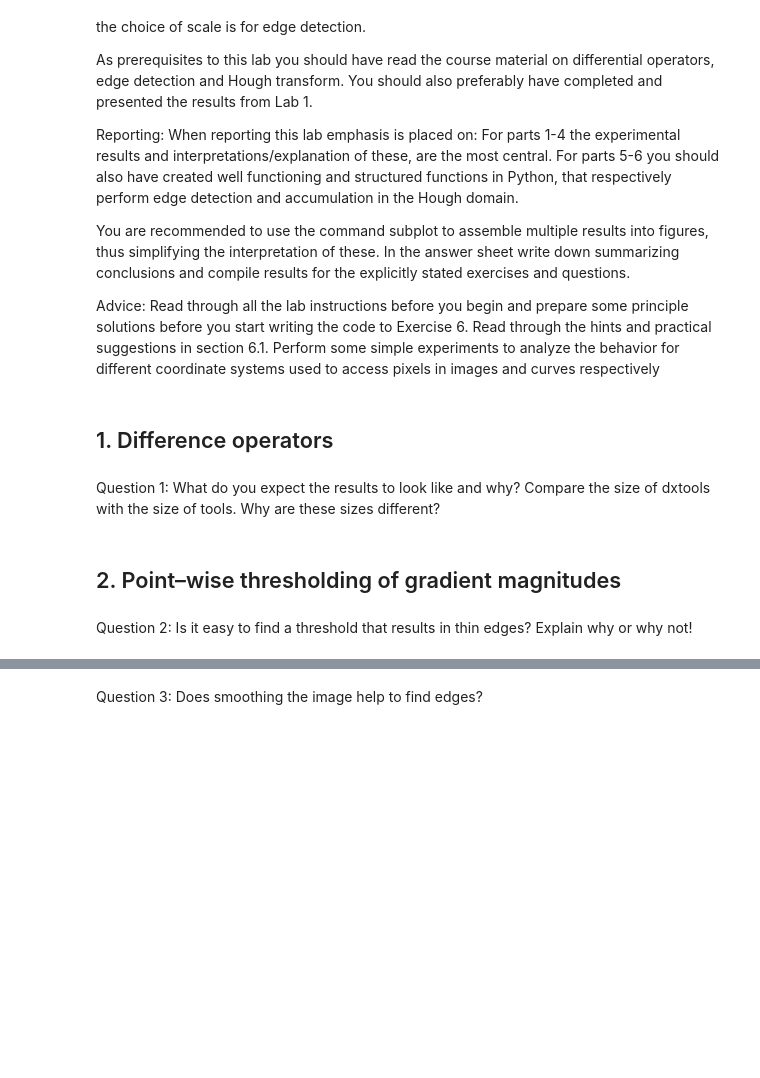
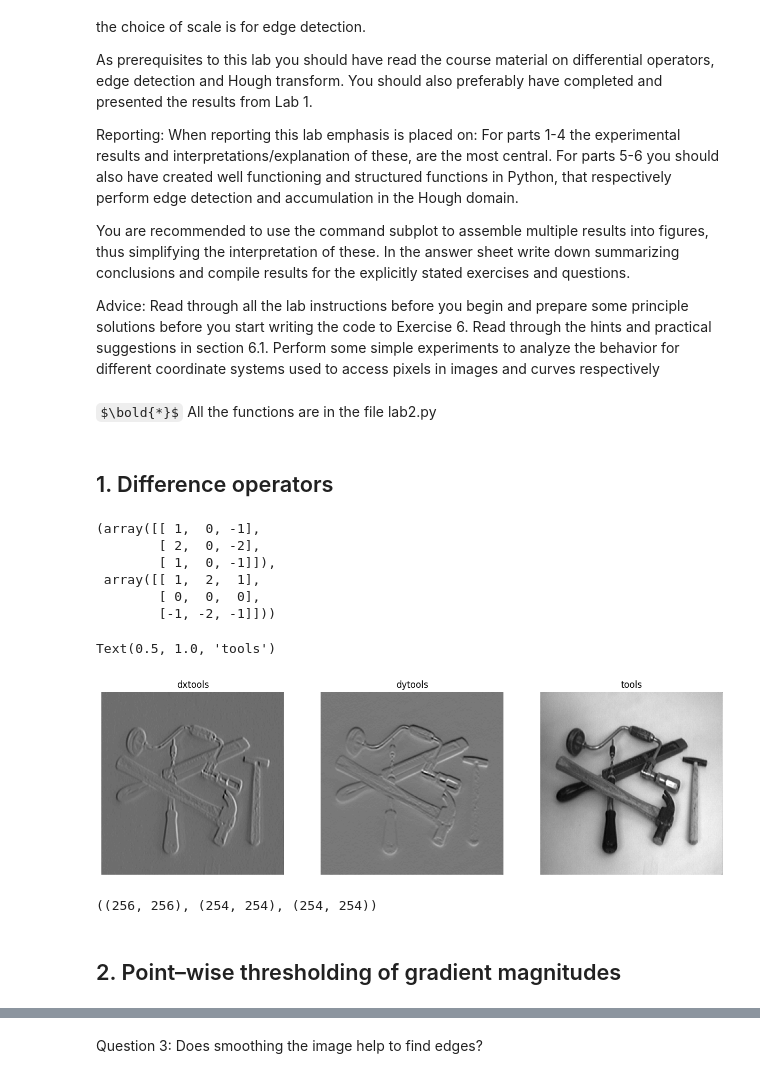
Before and after one commit to AndreaCamilloni/ComputerVision, a Jupyter notebook: lab2.ipynb, the cells around one changed output, grey strips where cells are left out. Drawn from its saved outputs; the diff is of its cells as text; code cells hidden in the pictures; some formulas as TeX source; blank space fills up the shorter version.

```diff
--- a/lab2.ipynb
+++ b/lab2.ipynb
@@ -36,8 +36,19 @@ from Functions import *
 from gaussfft import gaussfft
 
 from lab2 import *
+# %% [markdown]
+$\bold{*}$ All the functions are in the file lab2.py
 # %% [markdown]
 ## 1. Difference operators
+# %%
+deltax(), deltay() # Sobel operator
+# %% [output]
+(array([[ 1,  0, -1],
+        [ 2,  0, -2],
+        [ 1,  0, -1]]),
+ array([[ 1,  2,  1],
+        [ 0,  0,  0],
+        [-1, -2, -1]]))
 # %%
 tools = np.load("Images-npy/few256.npy")
 
@@ -46,7 +58,21 @@ dytools = convolve2d(tools, deltay(), 'valid')
-# %% [markdown]
-Question 1: What do you expect the results to look like and why? Compare the size of dxtools
-with the size of tools. Why are these sizes different?
+# %%
+plt.figure(figsize=(15,5))
+
+plt.subplot(1,3,1)
+showgrey(dxtools,False)
+plt.title('dxtools')
+plt.subplot(1,3,2)
+showgrey(dytools,False)
+plt.title('dytools')
+plt.subplot(1,3,3)
+showgrey(tools,False)
+plt.title('tools')
+# %% [output]
+Text(0.5, 1.0, 'tools')
+[figure, added]
+# %%
+tools.shape, dxtools.shape, dytools.shape
+# %% [output]
+((256, 256), (254, 254), (254, 254))
 # %% [markdown]
 ## 2. Point–wise thresholding of gradient magnitudes
-# %% [markdown]
-Question 2: Is it easy to find a threshold that results in thin edges? Explain why or why not!
```
Also changed, not shown: parts of 30 cells of this notebook, 3 other files.
